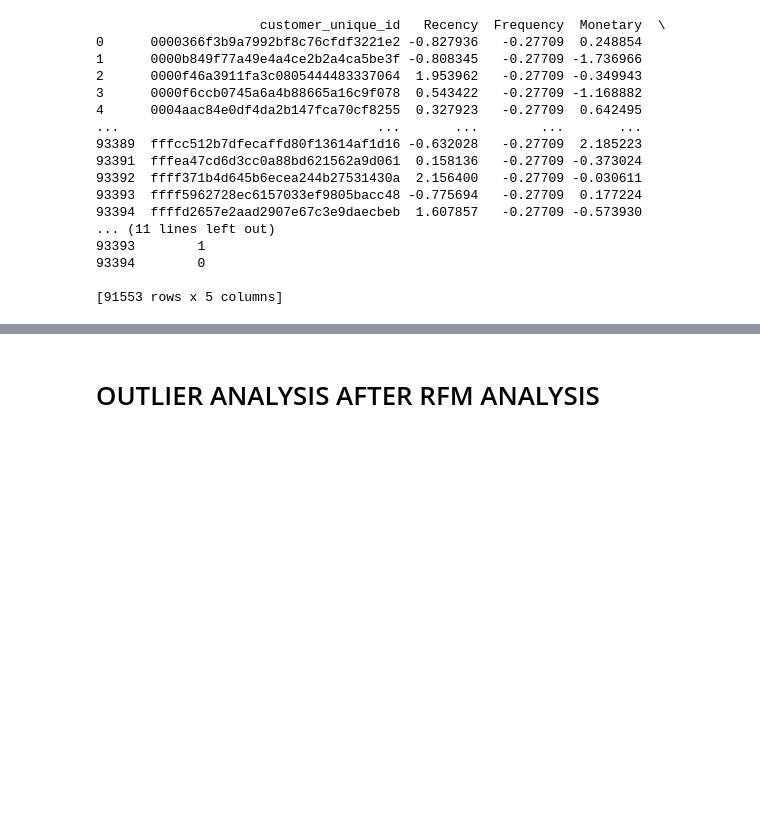
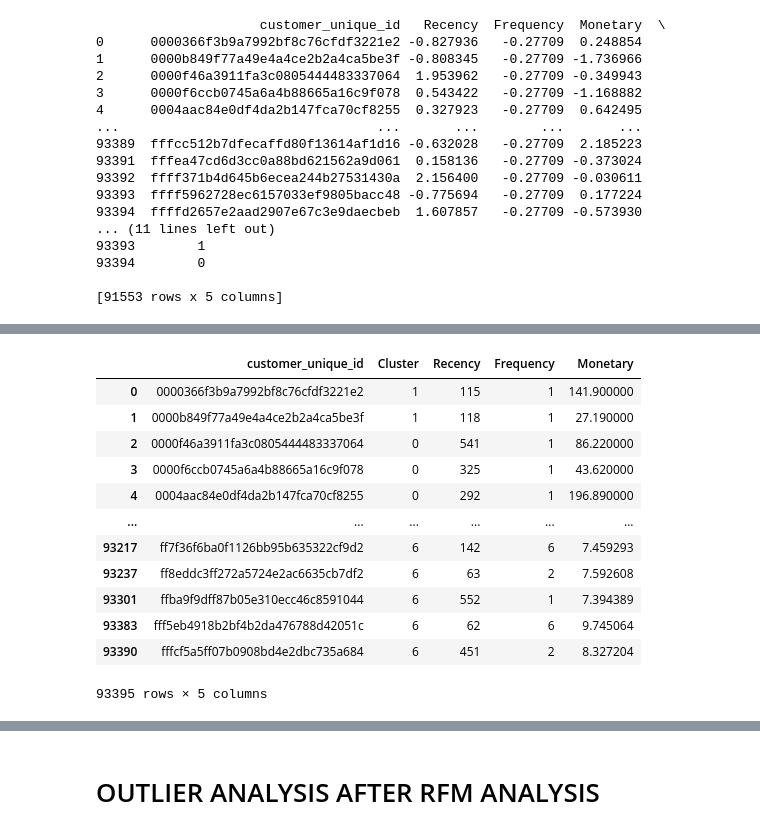
Before and after one commit to Pablocodes1993/finalproject, a Jupyter notebook: CUSTOMER_SEGMENTATION_USING_UNSUPERVISED_METHODS_AND_RFM.ipynb, the cells around one changed output, grey strips where cells are left out. Cells and saved outputs as stored; diff of their text form; code cells hidden in the pictures; blank space fills up the shorter version.

```diff
--- a/CUSTOMER_SEGMENTATION_USING_UNSUPERVISED_METHODS_AND_RFM.ipynb
+++ b/CUSTOMER_SEGMENTATION_USING_UNSUPERVISED_METHODS_AND_RFM.ipynb
@@ -1290,0 +1310,17 @@ print(RFM_log_trans_wo_scaled)
+# %%
+concatenated_df = pd.concat([RFM_log_trans_wo_scaled, outliers], axis=0)
+concatenated_df
+# %% [output]
+|  | customer_unique_id | Cluster | Recency | Frequency | Monetary |
+| 0 | 0000366f3b9a7992bf8c76cfdf3221e2 | 1 | 115 | 1 | 141.900000 |
+| 1 | 0000b849f77a49e4a4ce2b2a4ca5be3f | 1 | 118 | 1 | 27.190000 |
+| 2 | 0000f46a3911fa3c0805444483337064 | 0 | 541 | 1 | 86.220000 |
+| 3 | 0000f6ccb0745a6a4b88665a16c9f078 | 0 | 325 | 1 | 43.620000 |
+| 4 | 0004aac84e0df4da2b147fca70cf8255 | 0 | 292 | 1 | 196.890000 |
+| ... | ... | ... | ... | ... | ... |
+| 93217 | ff7f36f6ba0f1126bb95b635322cf9d2 | 6 | 142 | 6 | 7.459293 |
+| 93237 | ff8eddc3ff272a5724e2ac6635cb7df2 | 6 | 63 | 2 | 7.592608 |
+| 93301 | ffba9f9dff87b05e310ecc46c8591044 | 6 | 552 | 1 | 7.394389 |
+| 93383 | fff5eb4918b2bf4b2da476788d42051c | 6 | 62 | 6 | 9.745064 |
+| 93390 | fffcf5a5ff07b0908bd4e2dbc735a684 | 6 | 451 | 2 | 8.327204 |
+93395 rows × 5 columns
```
Also changed, not shown: parts of 3 cells of this notebook.
